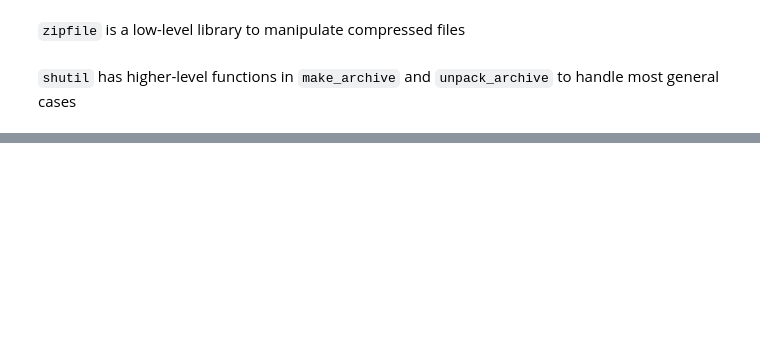
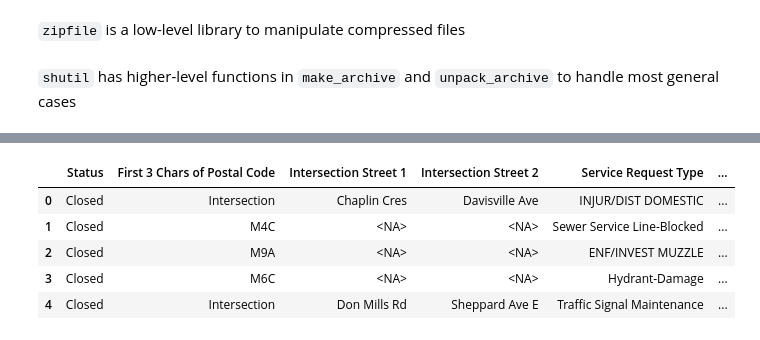
Before and after one commit to vykuang/toronto-service-calls-2023, a Jupyter notebook: notebooks/open-data.ipynb, the cells around one changed output, grey strips where cells are left out. Cells and saved outputs as stored; diff of their text form; code cells hidden in the pictures; blank space fills up the shorter version.

```diff
--- a/notebooks/open-data.ipynb
+++ b/notebooks/open-data.ipynb
@@ -86,0 +193,5 @@ def fetch_from_url(url: str, fname: str):
+# %%
+wardname = "Valley East (16)"
+idx = wardname.index("(")
+ward_id = wardname[idx + 1 : idx + 3]
+ward_id
@@ -86,0 +227,6 @@ def fetch_from_url(url: str, fname: str):
+# %%
+def extract_name_id(ward: str):
+    idx = ward.index("(")
+    ward_name = ward[: idx - 1]
+    ward_id = int(ward[idx + 1 : idx + 3])
+    return pd.Series([ward_name, ward_id], ["ward_name", "ward_id"])
@@ -86,0 +253,15 @@ def fetch_from_url(url: str, fname: str):
+# %%
+ward_ids = (
+    df["Ward"].apply(extract_name_id).astype({"ward_name": "string", "ward_id": "Int8"})
+)
+df_drop = df.drop(columns=["Creation Date", "Ward"]).astype("string")
+# %%
+df_union = pd.concat([df_drop, ward_ids], axis=1)
+df_union.head()
+# %% [output]
+|  | Status | First 3 Chars of Postal Code | Intersection Street 1 | Intersection Street 2 | Service Request Type | ... |
+| 0 | Closed | Intersection | Chaplin Cres | Davisville Ave | INJUR/DIST DOMESTIC | ... |
+| 1 | Closed | M4C | <NA> | <NA> | Sewer Service Line-Blocked | ... |
+| 2 | Closed | M9A | <NA> | <NA> | ENF/INVEST MUZZLE | ... |
+| 3 | Closed | M6C | <NA> | <NA> | Hydrant-Damage | ... |
+| 4 | Closed | Intersection | Don Mills Rd | Sheppard Ave E | Traffic Signal Maintenance | ... |
```
Also changed, not shown: parts of 28 cells of this notebook, 2 other files.
